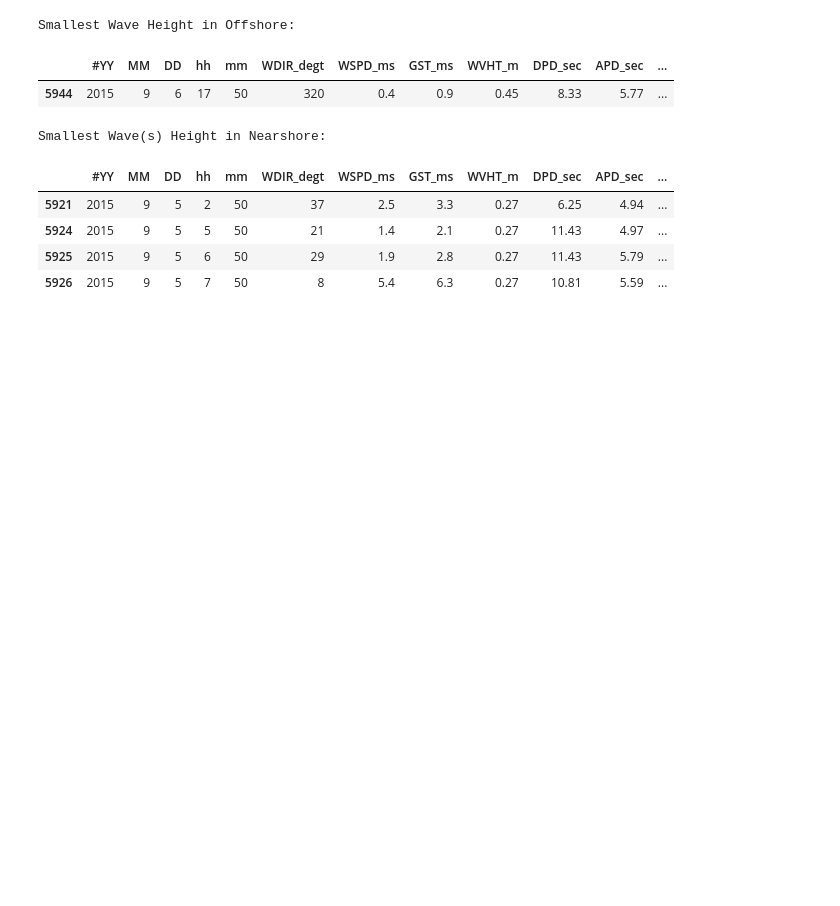
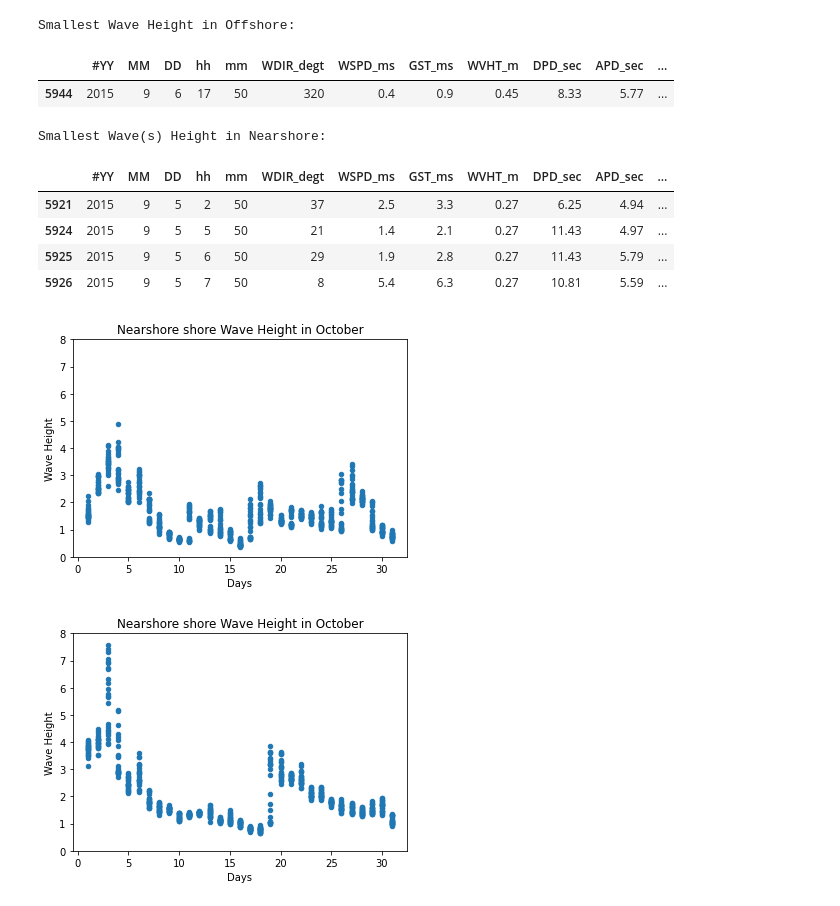
Before and after one commit to surfevant/Data-Mining-Project, a Jupyter notebook: ForecastModel.ipynb, the cells around one changed output. Saved outputs shown, nothing was run; the diff lists cells and outputs as text; code cells hidden in the pictures; blank space fills up the shorter version.

Commit message:
october scatter plot

```diff
--- a/ForecastModel.ipynb
+++ b/ForecastModel.ipynb
@@ -182,3 +186,23 @@ Smallest Wave(s) Height in Nearshore:
 | 5924 | 2015 | 9 | 5 | 5 | 50 | 21 | 1.4 | 2.1 | 0.27 | 11.43 | 4.97 | ... |
 | 5925 | 2015 | 9 | 5 | 6 | 50 | 29 | 1.9 | 2.8 | 0.27 | 11.43 | 5.79 | ... |
 | 5926 | 2015 | 9 | 5 | 7 | 50 | 8 | 5.4 | 6.3 | 0.27 | 10.81 | 5.59 | ... |
+# %%
+#october Scatter plot (wave size was biggest)
+nsOct = nsDf[nsDf['MM'] == 10]
+osOct = osDf[osDf['MM'] == 10]
+
+#could possibly find data from extremities
+nsOct.plot(kind='scatter', x='DD', y='WVHT_m',ylim=(0,8))
+plt.title('Nearshore shore Wave Height in October')
+plt.xlabel('Days')
+plt.ylabel('Wave Height')
+plt.show()
+
+osOct.plot(kind='scatter', x='DD', y='WVHT_m',ylim=(0,8))
+plt.title('Nearshore shore Wave Height in October')
+plt.xlabel('Days')
+plt.ylabel('Wave Height')
+plt.show()
+# %% [output]
+[figure, added]
+[figure, added]
```
Also changed, not shown: parts of 1 cell of this notebook.
